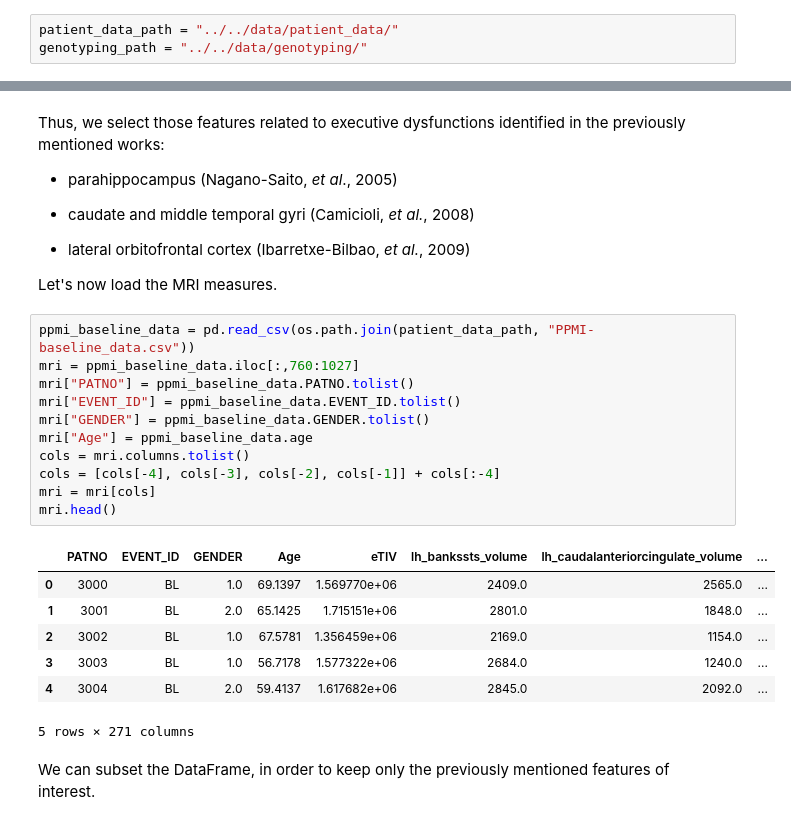
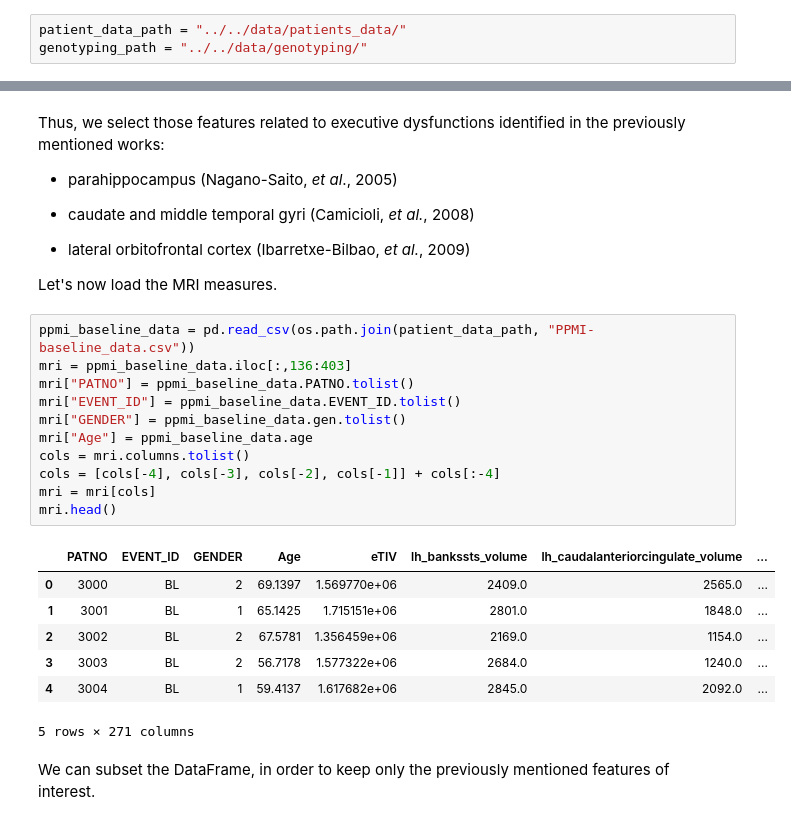
Before and after one commit to InfOmics/MUVIG, a Jupyter notebook: src/1-Preprocessing/4-mri_preprocessing.ipynb, the cells around one changed output, grey strips where cells are left out. Drawn from its saved outputs; the diff is of its cells as text.

Commit message:
correct paths within scripts and ipynb

````diff
--- a/src/1-Preprocessing/4-mri_preprocessing.ipynb
+++ b/src/1-Preprocessing/4-mri_preprocessing.ipynb
@@ -23,7 +23,7 @@ To each linear model built using a different imaging feature, we assigned a *P*-
 
 For further details on the linear models computation refer to ```mriFeatureEvaluation.R```.
 # %%
-patient_data_path = "../../data/patient_data/"
+patient_data_path = "../../data/patients_data/"
 genotyping_path = "../../data/genotyping/"
 # %% [markdown]
 ## Selecting MRI features
@@ -43,22 +43,22 @@ Thus, we select those features related to executive dysfunctions identified in t
 Let's now load the MRI measures.
 # %%
 ppmi_baseline_data = pd.read_csv(os.path.join(patient_data_path, "PPMI-baseline_data.csv"))
-mri = ppmi_baseline_data.iloc[:,760:1027]
+mri = ppmi_baseline_data.iloc[:,136:403]
 mri["PATNO"] = ppmi_baseline_data.PATNO.tolist()
 mri["EVENT_ID"] = ppmi_baseline_data.EVENT_ID.tolist()
-mri["GENDER"] = ppmi_baseline_data.GENDER.tolist()
+mri["GENDER"] = ppmi_baseline_data.gen.tolist()
 mri["Age"] = ppmi_baseline_data.age
 cols = mri.columns.tolist()
 cols = [cols[-4], cols[-3], cols[-2], cols[-1]] + cols[:-4]
 mri = mri[cols]
 mri.head()
 # %% [output]
 |  | PATNO | EVENT_ID | GENDER | Age | eTIV | lh_bankssts_volume | lh_caudalanteriorcingulate_volume | ... |
-| 0 | 3000 | BL | 1.0 | 69.1397 | 1.569770e+06 | 2409.0 | 2565.0 | ... |
-| 1 | 3001 | BL | 2.0 | 65.1425 | 1.715151e+06 | 2801.0 | 1848.0 | ... |
-| 2 | 3002 | BL | 1.0 | 67.5781 | 1.356459e+06 | 2169.0 | 1154.0 | ... |
-| 3 | 3003 | BL | 1.0 | 56.7178 | 1.577322e+06 | 2684.0 | 1240.0 | ... |
-| 4 | 3004 | BL | 2.0 | 59.4137 | 1.617682e+06 | 2845.0 | 2092.0 | ... |
+| 0 | 3000 | BL | 2 | 69.1397 | 1.569770e+06 | 2409.0 | 2565.0 | ... |
+| 1 | 3001 | BL | 1 | 65.1425 | 1.715151e+06 | 2801.0 | 1848.0 | ... |
+| 2 | 3002 | BL | 2 | 67.5781 | 1.356459e+06 | 2169.0 | 1154.0 | ... |
+| 3 | 3003 | BL | 2 | 56.7178 | 1.577322e+06 | 2684.0 | 1240.0 | ... |
+| 4 | 3004 | BL | 1 | 59.4137 | 1.617682e+06 | 2845.0 | 2092.0 | ... |
 5 rows × 271 columns
 # %% [markdown]
 We can subset the DataFrame, in order to keep only the previously mentioned features of interest.
````
Also changed, not shown: parts of 7 cells of this notebook, 6 other files.
